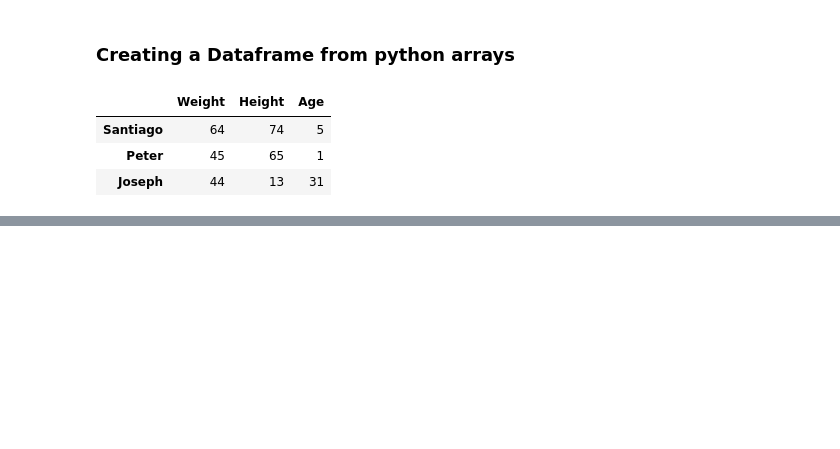
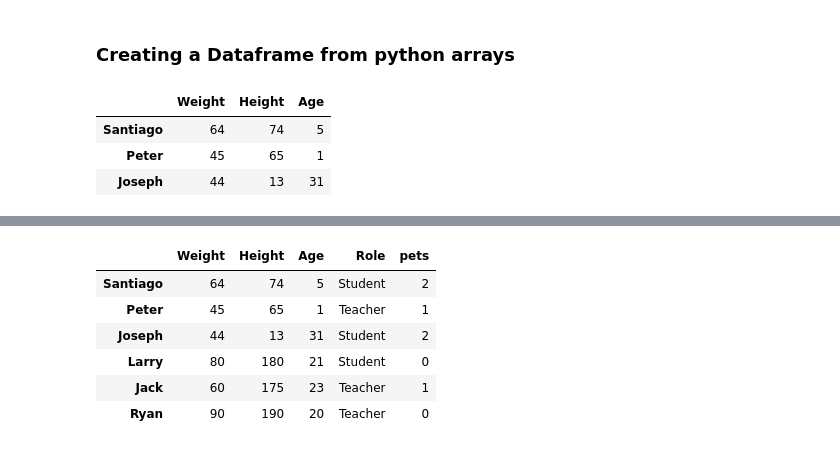
Before and after one commit to MIGUEL-MOTTA-U/ml-foundations, a Jupyter notebook: notebooks/pandas.ipynb, the cells around one changed output, grey strips where cells are left out. Cells and saved outputs as stored; diff of their text form; code cells hidden in the pictures; blank space fills up the shorter version.

```diff
--- a/notebooks/pandas.ipynb
+++ b/notebooks/pandas.ipynb
@@ -180,0 +226,6 @@ df
+# %%
+# Create some data
+new_set = pd.DataFrame([[80, 180, 21], [60, 175, 23], [90, 190, 20]], columns=["Weight", "Height", "Age"], index=['Larry', 'Jack', 'Ryan'])
+# Add data
+df = pd.concat([df, new_set], ignore_index=False)
+df
@@ -180,0 +304,3 @@ df
+# %%
+df["Role"] = ["Student", "Teacher", "Student", "Student", "Teacher", "Teacher"]
+df
@@ -180,0 +315,12 @@ df
+# %%
+# We can also add a column by creating a dataset
+df_mod = df.assign(pets=[2,1,2,0,1,0])
+df_mod
+# %% [output]
+|  | Weight | Height | Age | Role | pets |
+| Santiago | 64 | 74 | 5 | Student | 2 |
+| Peter | 45 | 65 | 1 | Teacher | 1 |
+| Joseph | 44 | 13 | 31 | Student | 2 |
+| Larry | 80 | 180 | 21 | Student | 0 |
+| Jack | 60 | 175 | 23 | Teacher | 1 |
+| Ryan | 90 | 190 | 20 | Teacher | 0 |
```
Also changed, not shown: parts of 37 cells of this notebook.
